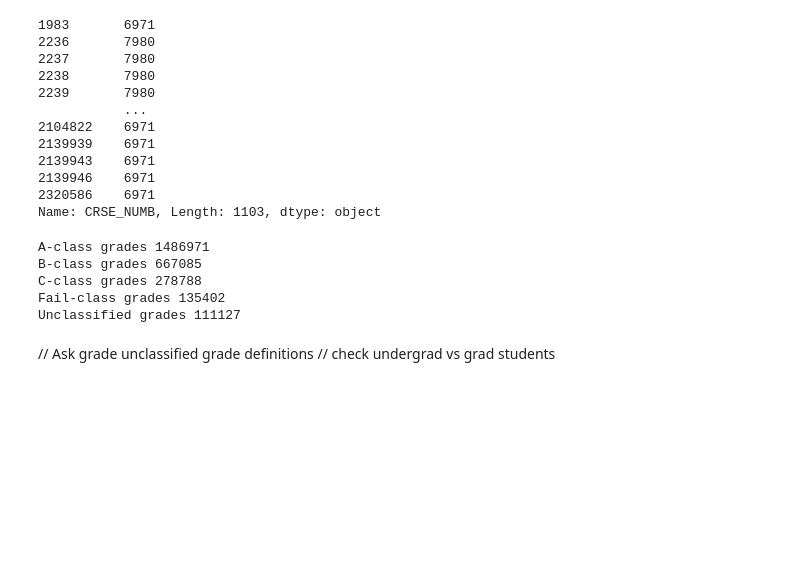
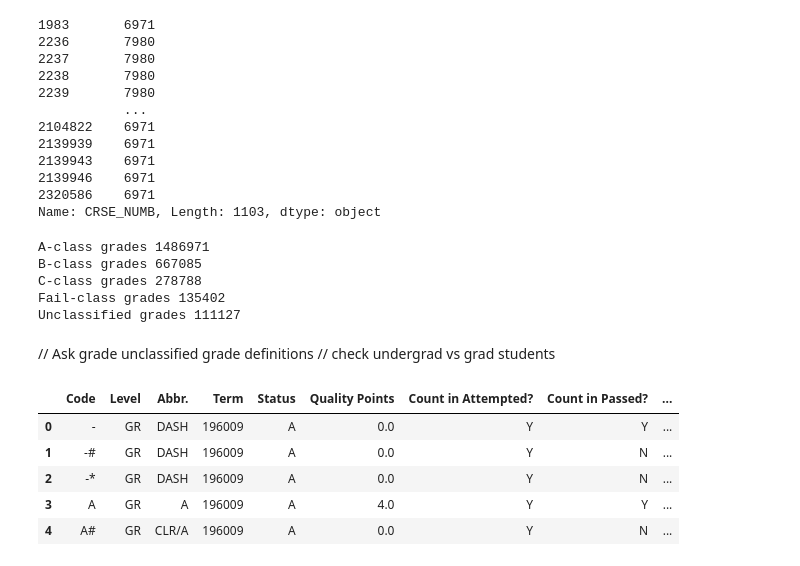
Before and after one commit to ArtKrutsko/CIS4915, a Jupyter notebook: preliminary_data_analysis.ipynb, the cells around one changed output. Saved outputs shown, nothing was run; the diff lists cells and outputs as text; code cells hidden in the pictures; blank space fills up the shorter version.

```diff
--- a/preliminary_data_analysis.ipynb
+++ b/preliminary_data_analysis.ipynb
@@ -82,3 +119,13 @@ Unclassified grades 111127
 # %% [markdown]
 // Ask grade unclassified grade definitions
 // check undergrad vs grad students
+# %%
+grades = pd.read_csv("data/SHAGRDE.csv")
+grades.head(5)
+# %% [output]
+|  | Code | Level | Abbr. | Term | Status | Quality Points | Count in Attempted? | Count in Passed? | ... |
+| 0 | - | GR | DASH | 196009 | A | 0.0 | Y | Y | ... |
+| 1 | -# | GR | DASH | 196009 | A | 0.0 | Y | N | ... |
+| 2 | -* | GR | DASH | 196009 | A | 0.0 | Y | N | ... |
+| 3 | A | GR | A | 196009 | A | 4.0 | Y | Y | ... |
+| 4 | A# | GR | CLR/A | 196009 | A | 0.0 | Y | N | ... |
```
Also changed, not shown: parts of 6 cells of this notebook, 2 other files.
